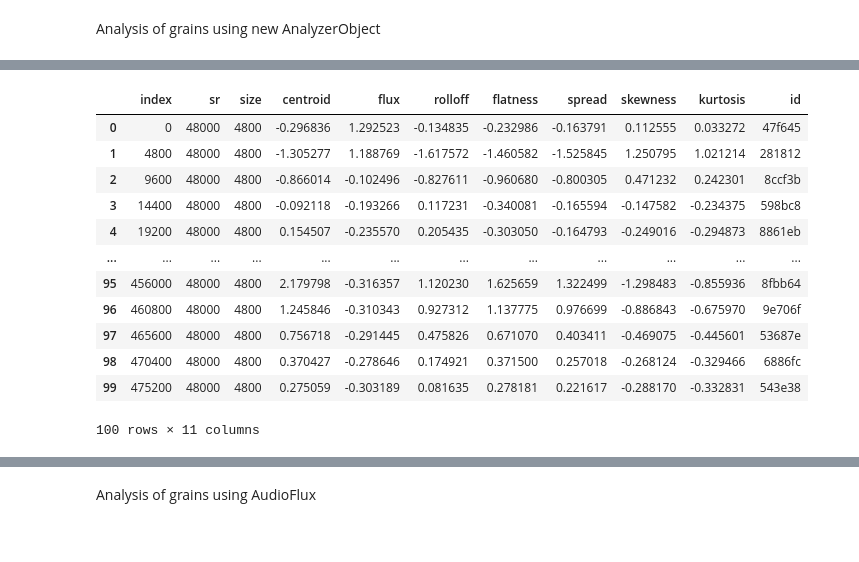
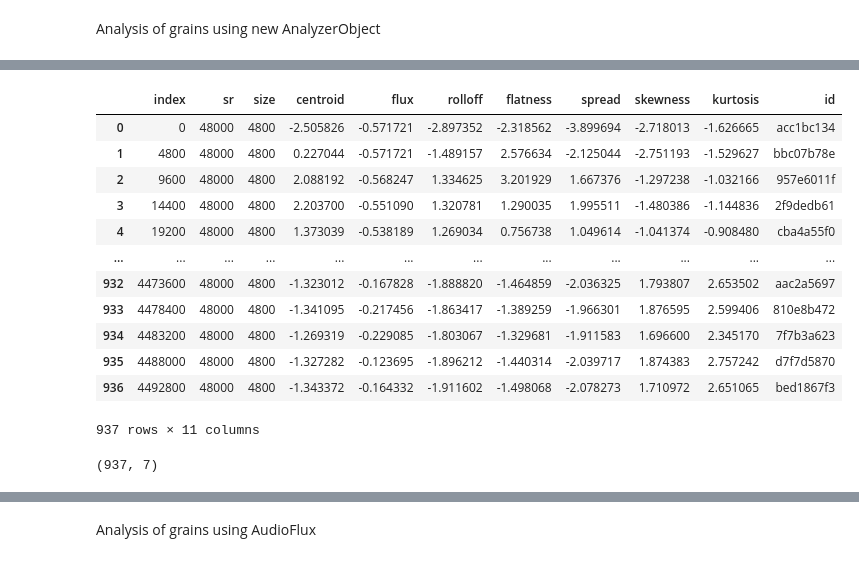
Before and after one commit to HippolyteLC/Foundmusic, a Jupyter notebook: src/grains/6_grain_analysis.ipynb, the cells around one changed output, grey strips where cells are left out. Cells and saved outputs as stored; diff of their text form; code cells hidden in the pictures.

```diff
--- a/src/grains/6_grain_analysis.ipynb
+++ b/src/grains/6_grain_analysis.ipynb
@@ -49,25 +29,33 @@ Length y: 482048 Length descr y: 482048
 # %%
 # scaling values before PCA is necessary so that larger non-centered values do not dominate.
+# corpus\guitar_sample_2\metadata\metadata_bad19e_grain_metadata.csv
+df_loaded = pd.read_csv("..\..\corpus\\metro_sample_1\metadata\\_bad19e_grain_metadata.csv")
+loaded_data = df_loaded.to_dict(orient="records")
+loaded_data
 from sklearn.preprocessing import StandardScaler
 scaler = StandardScaler()
 df_descriptors_to_scale = df_loaded.iloc[:,3 :10]
 df_loaded.iloc[:,3 :10] = scaler.fit_transform(df_descriptors_to_scale)
 # df_loaded[df_descriptors_to_scale]
 df_loaded
 # %% [output]
 |  | index | sr | size | centroid | flux | rolloff | flatness | spread | skewness | kurtosis | id |
-| 0 | 0 | 48000 | 4800 | -0.296836 | 1.292523 | -0.134835 | -0.232986 | -0.163791 | 0.112555 | 0.033272 | 47f645 |
-| 1 | 4800 | 48000 | 4800 | -1.305277 | 1.188769 | -1.617572 | -1.460582 | -1.525845 | 1.250795 | 1.021214 | 281812 |
-| 2 | 9600 | 48000 | 4800 | -0.866014 | -0.102496 | -0.827611 | -0.960680 | -0.800305 | 0.471232 | 0.242301 | 8ccf3b |
-| 3 | 14400 | 48000 | 4800 | -0.092118 | -0.193266 | 0.117231 | -0.340081 | -0.165594 | -0.147582 | -0.234375 | 598bc8 |
-| 4 | 19200 | 48000 | 4800 | 0.154507 | -0.235570 | 0.205435 | -0.303050 | -0.164793 | -0.249016 | -0.294873 | 8861eb |
+| 0 | 0 | 48000 | 4800 | -2.505826 | -0.571721 | -2.897352 | -2.318562 | -3.899694 | -2.718013 | -1.626665 | acc1bc134 |
+| 1 | 4800 | 48000 | 4800 | 0.227044 | -0.571721 | -1.489157 | 2.576634 | -2.125044 | -2.751193 | -1.529627 | bbc07b78e |
+| 2 | 9600 | 48000 | 4800 | 2.088192 | -0.568247 | 1.334625 | 3.201929 | 1.667376 | -1.297238 | -1.032166 | 957e6011f |
+| 3 | 14400 | 48000 | 4800 | 2.203700 | -0.551090 | 1.320781 | 1.290035 | 1.995511 | -1.480386 | -1.144836 | 2f9dedb61 |
+| 4 | 19200 | 48000 | 4800 | 1.373039 | -0.538189 | 1.269034 | 0.756738 | 1.049614 | -1.041374 | -0.908480 | cba4a55f0 |
 | ... | ... | ... | ... | ... | ... | ... | ... | ... | ... | ... | ... |
-| 95 | 456000 | 48000 | 4800 | 2.179798 | -0.316357 | 1.120230 | 1.625659 | 1.322499 | -1.298483 | -0.855936 | 8fbb64 |
-| 96 | 460800 | 48000 | 4800 | 1.245846 | -0.310343 | 0.927312 | 1.137775 | 0.976699 | -0.886843 | -0.675970 | 9e706f |
-| 97 | 465600 | 48000 | 4800 | 0.756718 | -0.291445 | 0.475826 | 0.671070 | 0.403411 | -0.469075 | -0.445601 | 53687e |
-| 98 | 470400 | 48000 | 4800 | 0.370427 | -0.278646 | 0.174921 | 0.371500 | 0.257018 | -0.268124 | -0.329466 | 6886fc |
-| 99 | 475200 | 48000 | 4800 | 0.275059 | -0.303189 | 0.081635 | 0.278181 | 0.221617 | -0.288170 | -0.332831 | 543e38 |
+| 932 | 4473600 | 48000 | 4800 | -1.323012 | -0.167828 | -1.888820 | -1.464859 | -2.036325 | 1.793807 | 2.653502 | aac2a5697 |
+| 933 | 4478400 | 48000 | 4800 | -1.341095 | -0.217456 | -1.863417 | -1.389259 | -1.966301 | 1.876595 | 2.599406 | 810e8b472 |
+| 934 | 4483200 | 48000 | 4800 | -1.269319 | -0.229085 | -1.803067 | -1.329681 | -1.911583 | 1.696600 | 2.345170 | 7f7b3a623 |
+| 935 | 4488000 | 48000 | 4800 | -1.327282 | -0.123695 | -1.896212 | -1.440314 | -2.039717 | 1.874383 | 2.757242 | d7f7d5870 |
+| 936 | 4492800 | 48000 | 4800 | -1.343372 | -0.164332 | -1.911602 | -1.498068 | -2.078273 | 1.710972 | 2.651065 | bed1867f3 |
-100 rows × 11 columns
+937 rows × 11 columns
+# %%
+df_loaded.iloc[:,3:10].shape
+# %% [output]
+(937, 7)
 # %%
 from sklearn.decomposition import PCA
 
```
Also changed, not shown: parts of 2 cells of this notebook, 5 other files.
